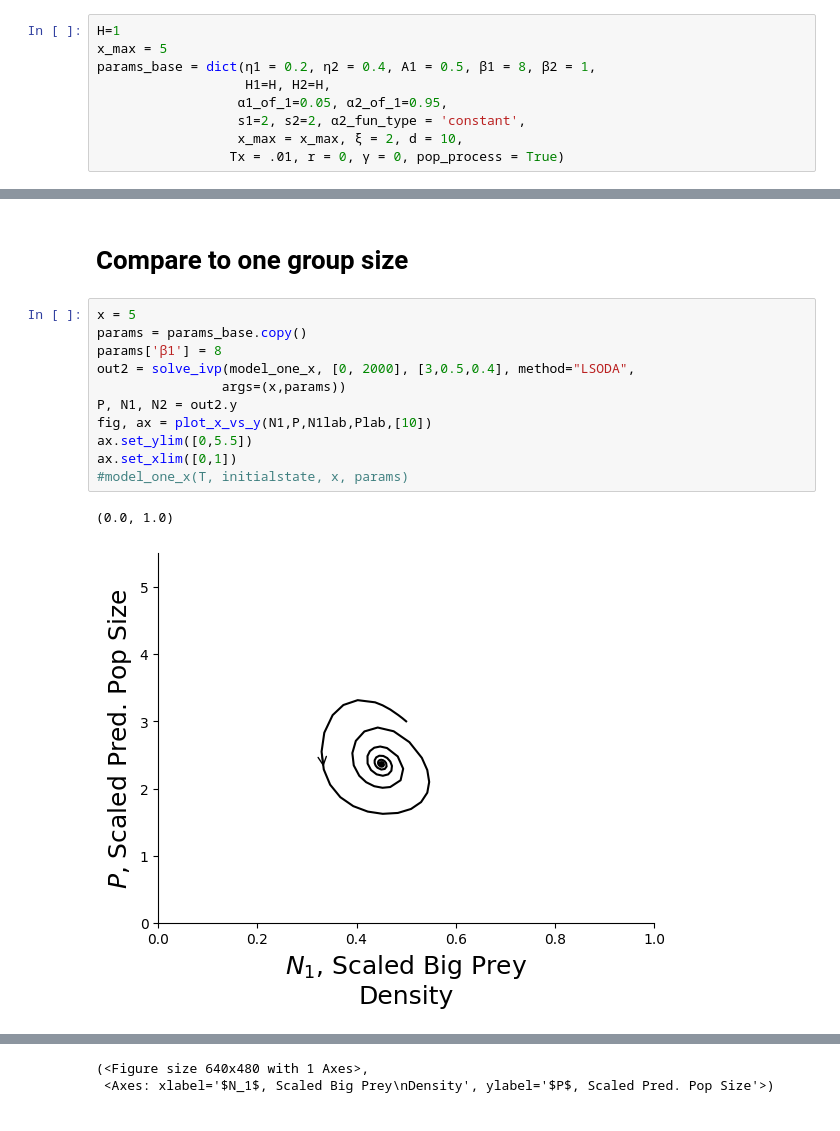
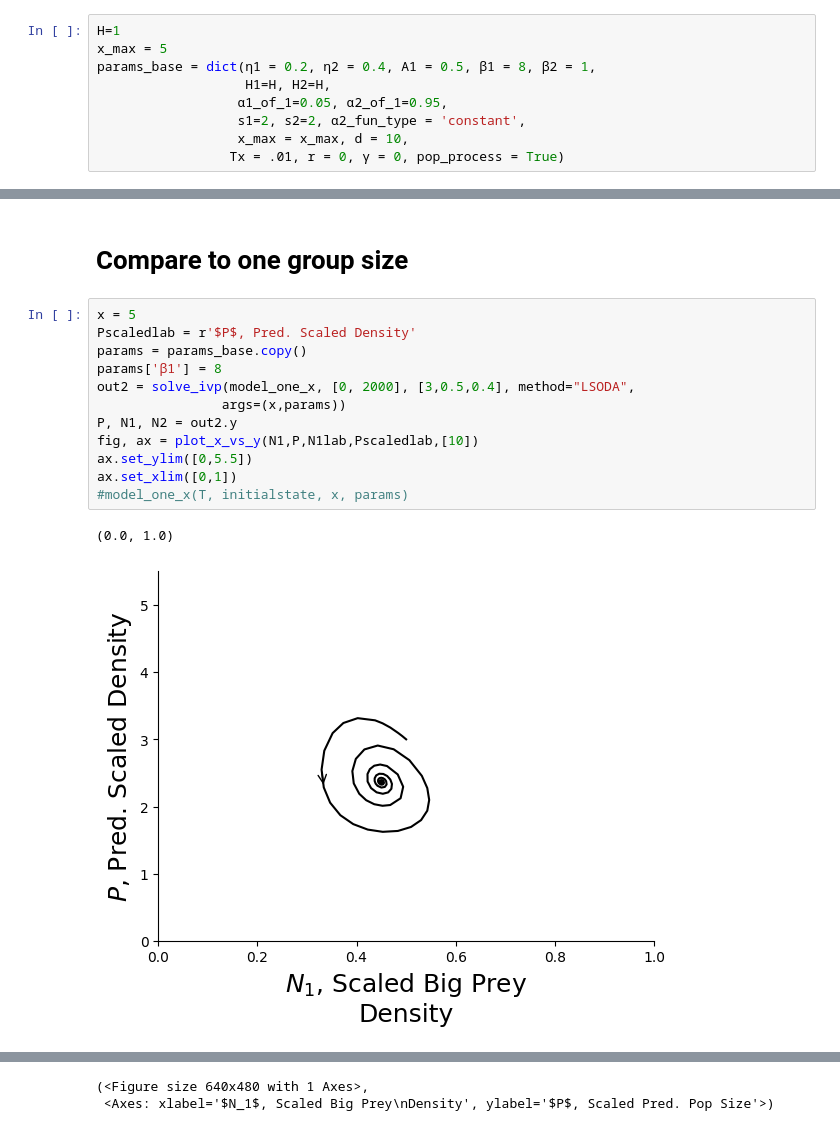
Before and after one commit to taliaborofsky/AdaptiveDynamics_CH_RS, a Jupyter notebook: TypeII_Eq_Plots.ipynb, the cells around one changed output, grey strips where cells are left out. Saved outputs shown, nothing was run; the diff lists cells and outputs as text.

```diff
--- a/TypeII_Eq_Plots.ipynb
+++ b/TypeII_Eq_Plots.ipynb
@@ -21,7 +21,7 @@ params_base = dict(η1 = 0.2, η2 = 0.4, A1 = 0.5, β1 = 8, β2 = 1,
                    H1=H, H2=H,
                   α1_of_1=0.05, α2_of_1=0.95,
                   s1=2, s2=2, α2_fun_type = 'constant',
-                  x_max = x_max, ξ = 2, d = 10,
+                  x_max = x_max, d = 10,
                  Tx = .01, r = 0, γ = 0, pop_process = True)
 # %%
 xvec = np.arange(1,x_max+1,1)
@@ -238,18 +240,19 @@ ax.set_ylim([0,5])
 # Compare to one group size
 # %%
 x = 5
+Pscaledlab = r'$P$, Pred. Scaled Density'
 params = params_base.copy()
 params['β1'] = 8
 out2 = solve_ivp(model_one_x, [0, 2000], [3,0.5,0.4], method="LSODA",
                 args=(x,params))
 P, N1, N2 = out2.y
-fig, ax = plot_x_vs_y(N1,P,N1lab,Plab,[10])
+fig, ax = plot_x_vs_y(N1,P,N1lab,Pscaledlab,[10])
 ax.set_ylim([0,5.5])
 ax.set_xlim([0,1])
 #model_one_x(T, initialstate, x, params)
 # %% [output]
 (0.0, 1.0)
-[figure, old version]
+[figure, new version]
 # %%
 x = 2
 params = params_base.copy()
```
Also changed, not shown: parts of 13 cells of this notebook, 12 other files.
